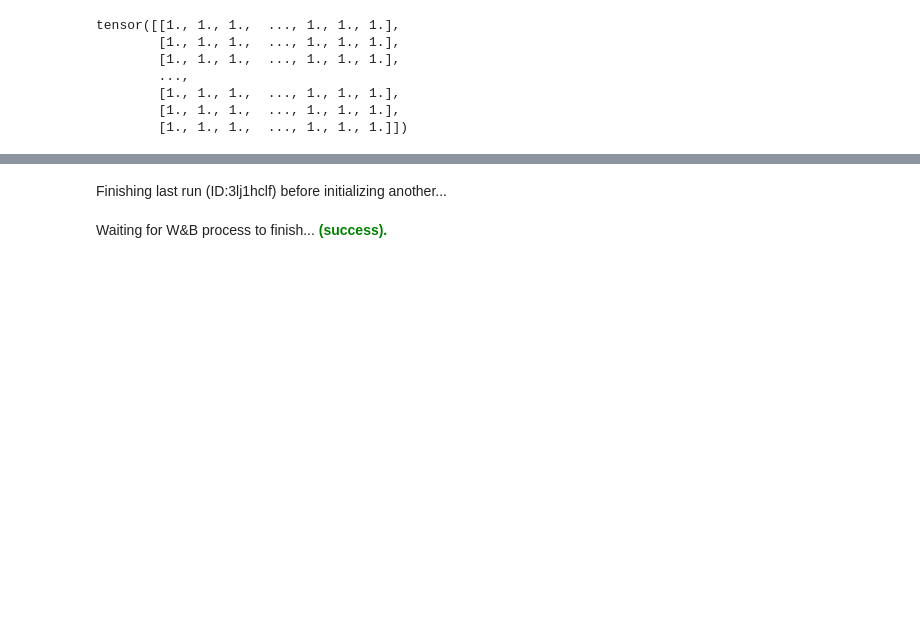
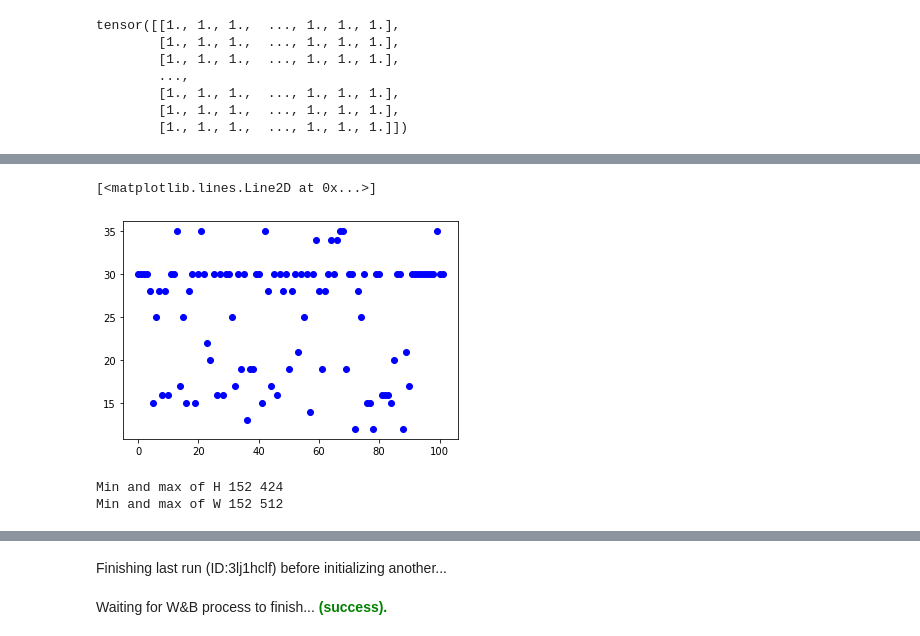
Before and after one commit to ManalHamdi/RAFT, a Jupyter notebook: core/working_notebook.ipynb, the cells around one changed output, grey strips where cells are left out. Saved outputs shown, nothing was run; the diff lists cells and outputs as text; code cells hidden in the pictures; blank space fills up the shorter version.

```diff
--- a/core/working_notebook.ipynb
+++ b/core/working_notebook.ipynb
@@ -18,5 +18,5 @@ import torch.utils.data as data
 import matplotlib.pyplot as plt
 from torch.utils.tensorboard import SummaryWriter
 # %%
-train_dataset = datasets.ACDCDataset("/home/kevin/manal/RAFT/datasets/ACDC_processed/", "training")
+train_dataset = datasets.ACDCDataset("/home/kevin/manal/RAFT/datasets/ACDC_processed/", "training", h=100, w=100, seq_len=15)
 train_loader = data.DataLoader(train_dataset, batch_size=1, pin_memory=False, shuffle=True, num_workers=4, drop_last=True)
@@ -22,0 +42,31 @@ train_loader = data.DataLoader(train_dataset, batch_size=1, pin_memory=False, sh
+# %%
+i_list, h_list = [], []
+for i in range(0, len(train_dataset)):
+    img, tmp = train_dataset[i]
+    i_list.append(i)
+    h_list.append(img.shape[0])
+    if(i>100):
+        break
+plt.plot(i_list, h_list, 'bo')
+# %% [output]
+[<matplotlib.lines.Line2D at 0x...>]
+[figure, added]
+# %%
+min_h, min_w = 1000, 1000
+max_h, max_w = 0, 0
+for i in range(0, len(train_dataset)):
+    img, tmp = train_dataset[i]
+    h, w = img.shape[1], img.shape[2]
+    if(min_h > h):
+        min_h = h
+    if(min_w > w):
+        min_w = w
+    if (max_h < h):
+        max_h = h
+    if (max_w < w):
+        max_w = w
+print("Min and max of H", min_h, max_h)
+print("Min and max of W", min_w, max_w)
+# %% [output]
+Min and max of H 152 424
+Min and max of W 152 512
```
Also changed, not shown: parts of 6 cells of this notebook, 8 other files.
